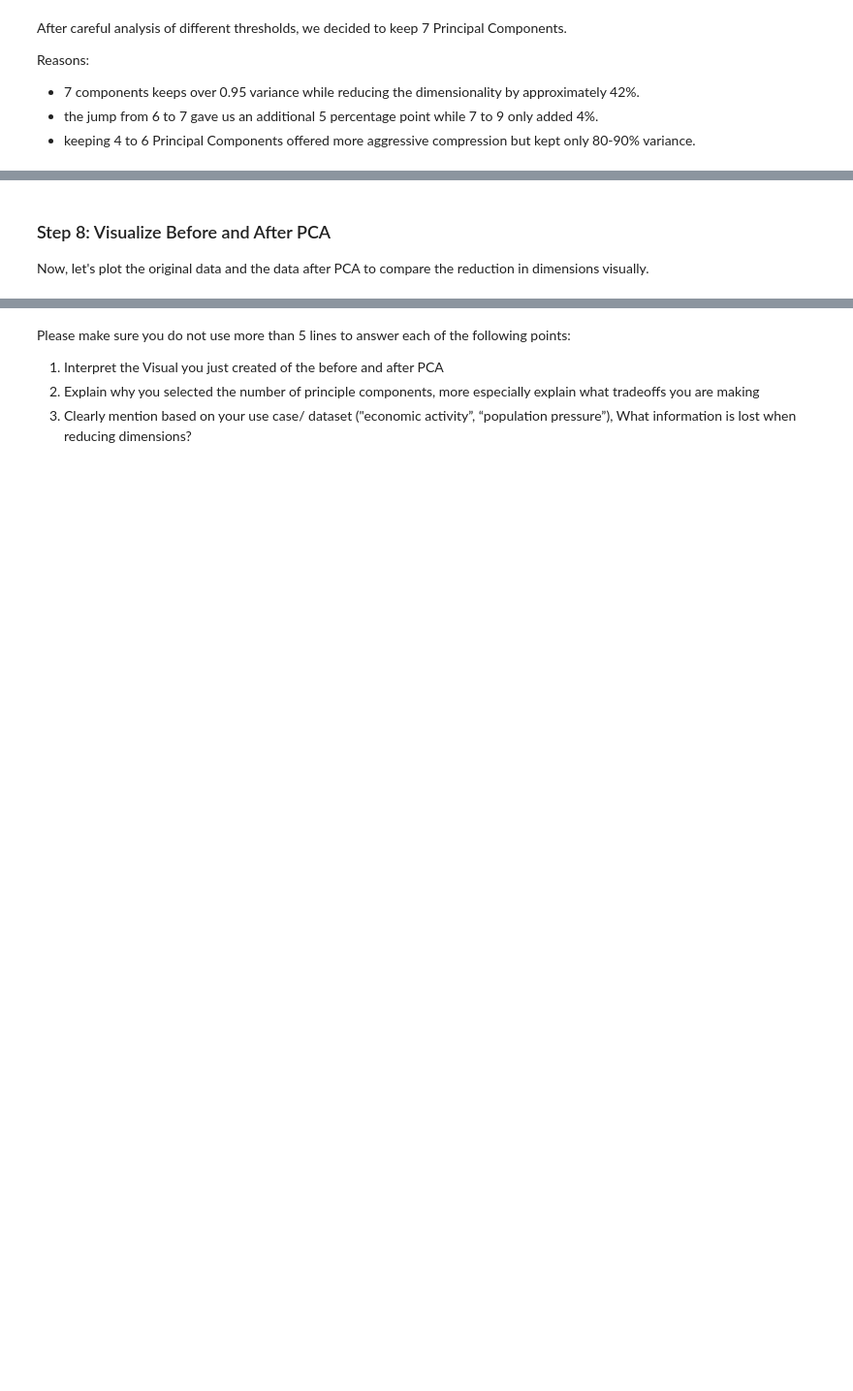
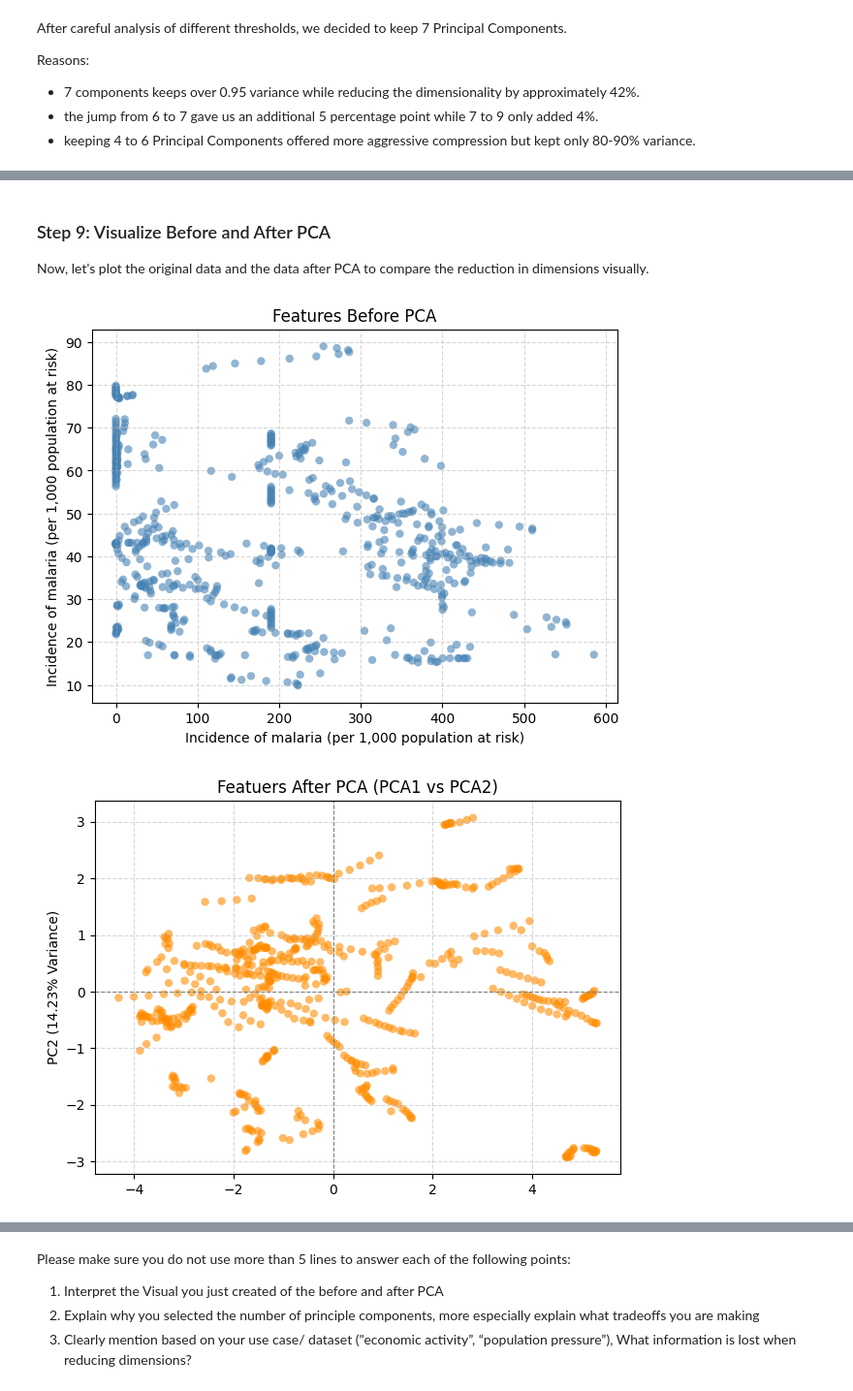
Before and after one commit to Eelaf-Adam/PCA_PAIR_TEAM-_4-, a Jupyter notebook: Template_PCA_Formative_1[PCA_PAIR_TEAM__4_].ipynb, the cells around one changed output, grey strips where cells are left out. Shown at 97% size. Drawn from its saved outputs; the diff is of its cells as text; code cells hidden in the pictures; blank space fills up the shorter version.

Commit message:
added step 7,8,9 & 10

```diff
--- a/Template_PCA_Formative_1[PCA_PAIR_TEAM__4_].ipynb
+++ b/Template_PCA_Formative_1[PCA_PAIR_TEAM__4_].ipynb
@@ -235,0 +241,6 @@ Reasons:
+# %%
+# Step 7: Project Data onto Principal Components
+n_components = 7
+principal_components = sorted_eigenvectors[:, :n_components]
+reduced_data = np.dot(standardised_data, principal_components)
+reduced_data[:5]
@@ -243,3 +281,3 @@ reduced_data[:5]  # Display the first few rows of reduced data
 # %% [markdown]
-### Step 8: Visualize Before and After PCA
+### Step 9: Visualize Before and After PCA
 Now, let's plot the original data and the data after PCA to compare the reduction in dimensions visually.
@@ -253,0 +284,40 @@ Now, let's plot the original data and the data after PCA to compare the reductio
+# %%
+# Step 9: Visualize Before and After PCA
+
+# Plot original data (first two features for simplicity)
+feat_x_idx = 0 #Incidence of malaria
+feat_y_idx = 4 # Urban population
+
+plt.figure(figsize=(7, 5))
+plt.scatter(
+    selected_data[:, feat_x_idx],
+    selected_data[:, feat_y_idx],
+    color='steelblue',
+    alpha=0.6,
+    edgecolors='none',
+)
+plt.title('Features Before PCA')
+plt.xlabel(selected_headers[feat_x_idx])
+plt.ylabel(selected_headers[feat_x_idx])
+plt.grid(True, linestyle='--', alpha=0.5)
+plt.show()
+
+# Plot reduced data after PCA
+plt.figure(figsize=(7, 5))
+plt.scatter(
+    reduced_data[:, 0],
+    reduced_data[:, 1],
+    color='darkorange',
+    alpha=0.6,
+    edgecolors='none',
+)
+plt.axhline(0, color='gray', linestyle='--', linewidth=0.8)
+plt.axvline(0, color='gray', linestyle='--', linewidth=0.8)
+plt.title('Featuers After PCA (PCA1 vs PCA2)')
+plt.ylabel(f'PCA1 ({explained_variance_ratio[0]*100:.2f}% Variance)')
+plt.ylabel(f'PC2 ({explained_variance_ratio[1]*100:.2f}% Variance)')
+plt.grid(True, linestyle='--', alpha=0.5)
+plt.show()
+# %% [output]
+[figure, added]
+[figure, added]
```
Also changed, not shown: parts of 12 cells of this notebook.
